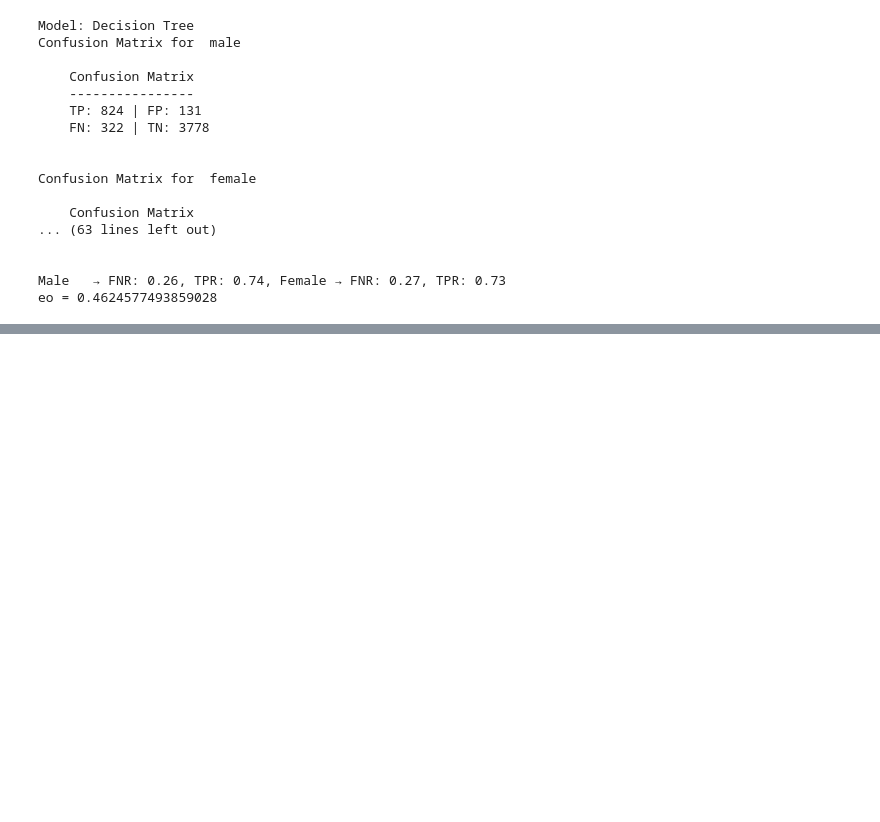
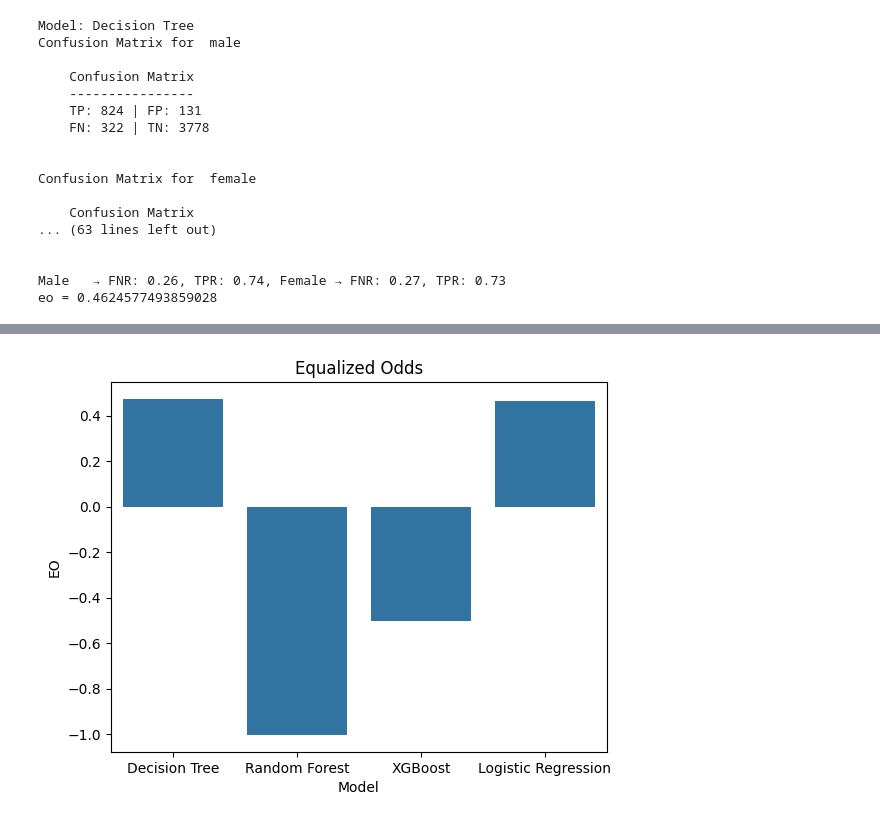
Before and after one commit to 3Techies/Bias-Detection-ML-models, a Jupyter notebook: notebooks/02_baseline_model.ipynb, the cells around one changed output, grey strips where cells are left out. Saved outputs shown, nothing was run; the diff lists cells and outputs as text; code cells hidden in the pictures; blank space fills up the shorter version.

```diff
--- a/notebooks/02_baseline_model.ipynb
+++ b/notebooks/02_baseline_model.ipynb
@@ -388,0 +434,6 @@ eo = 0.4624577493859028
+# %%
+sns.barplot(model_results_df, x="Model", y="EO")
+plt.title("Equalized Odds")
+plt.show()
+# %% [output]
+[figure, added]
```
Also changed, not shown: parts of 12 cells of this notebook.
